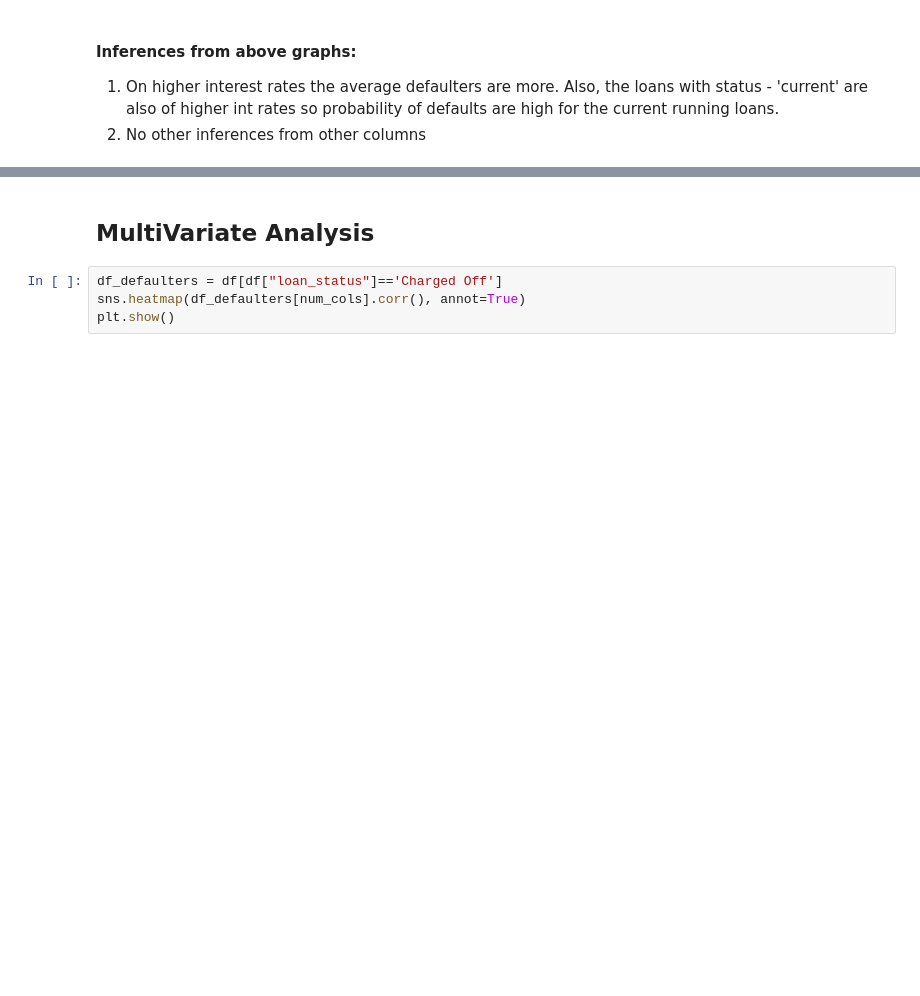
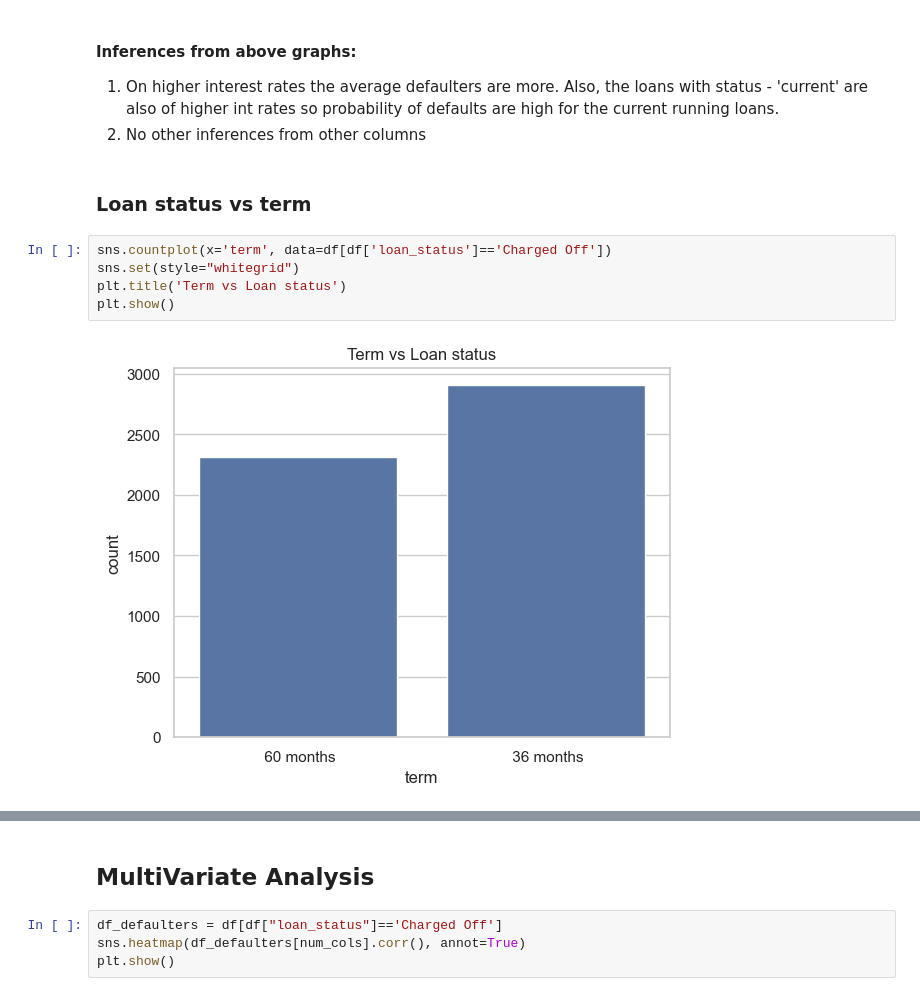
Before and after one commit to ruchikaagarwal6787/lending-club-case-study, a Jupyter notebook: Lending_Club_Analysis.ipynb, the cells around one changed output, grey strips where cells are left out. Drawn from its saved outputs; the diff is of its cells as text; blank space fills up the shorter version.

```diff
--- a/Lending_Club_Analysis.ipynb
+++ b/Lending_Club_Analysis.ipynb
@@ -804,3 +804,12 @@ for col in num_cols:
 #### Inferences from above graphs:
 1. On higher interest rates the average defaulters are more. Also, the loans with status - 'current' are also of higher int rates so probability of defaults are high for the current running loans.
 2. No other inferences from other columns
+# %% [markdown]
+### Loan status vs term
+# %%
+sns.countplot(x='term', data=df[df['loan_status']=='Charged Off'])
+sns.set(style="whitegrid")
+plt.title('Term vs Loan status')
+plt.show()
+# %% [output]
+[figure, added]
```
Also changed, not shown: parts of 5 cells of this notebook, 1 other file.
